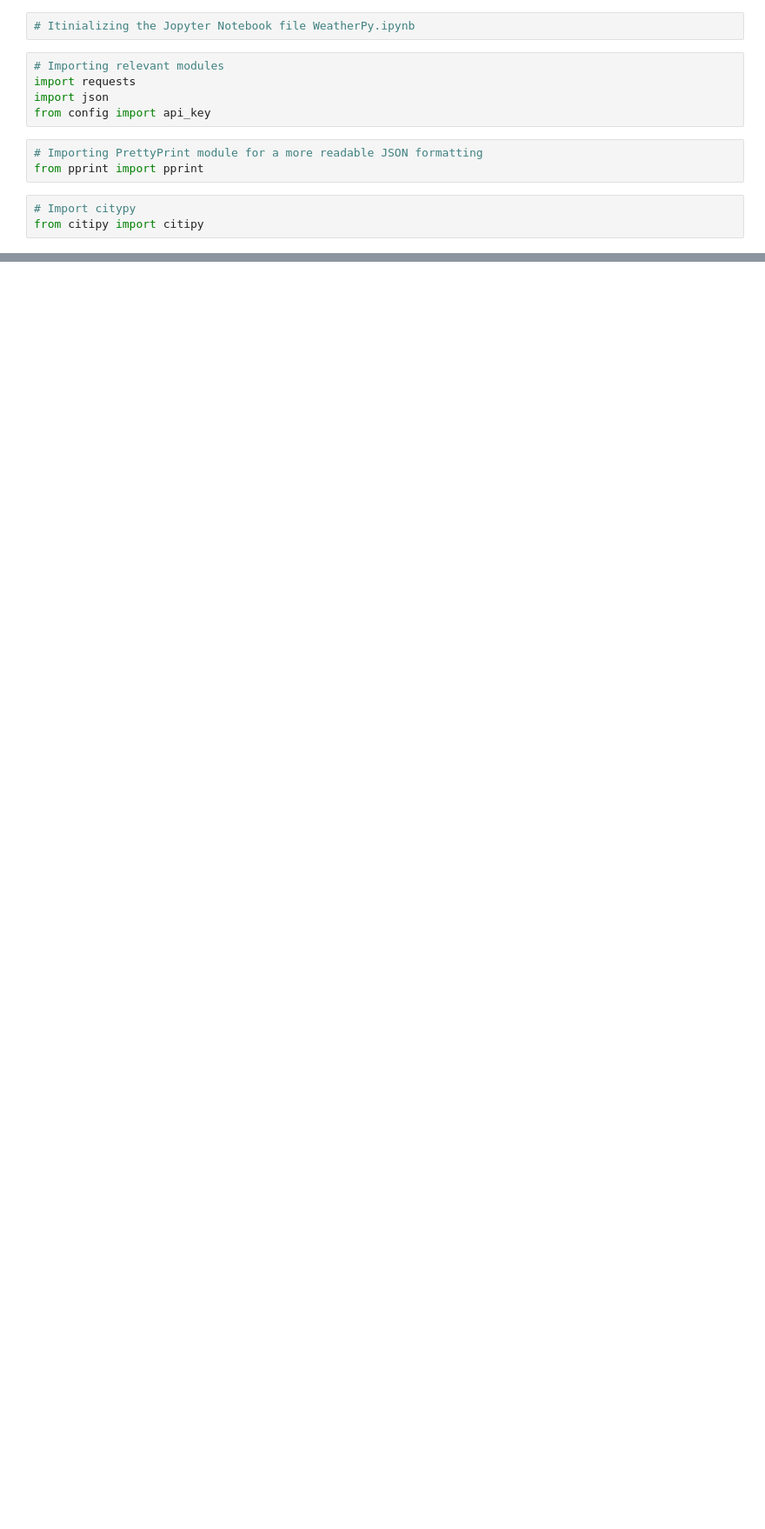
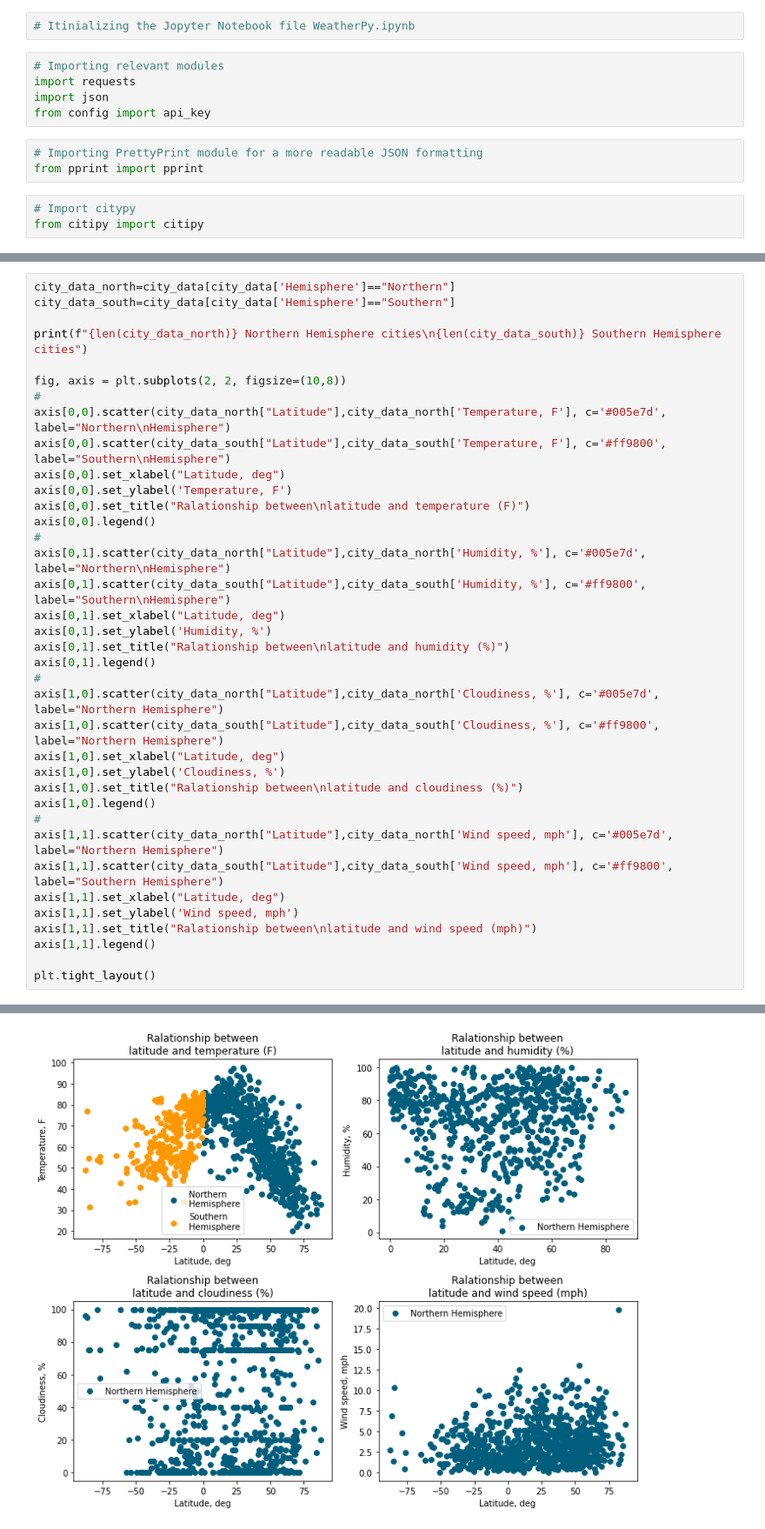
Before and after one commit to i-am-phoenix/python-api-challenge, a Jupyter notebook: WeatherPy/WeatherPy.ipynb, the cells around one changed output, grey strips where cells are left out. Shown at 87% size. Cells and saved outputs as stored; diff of their text form; blank space fills up the shorter version.

```diff
--- a/WeatherPy/WeatherPy.ipynb
+++ b/WeatherPy/WeatherPy.ipynb
@@ -242,0 +167,38 @@ wind_speed
+# %%
+city_data_north=city_data[city_data['Hemisphere']=="Northern"]
+city_data_south=city_data[city_data['Hemisphere']=="Southern"]
+
+print(f"{len(city_data_north)} Northern Hemisphere cities\n{len(city_data_south)} Southern Hemisphere cities")
+
+fig, axis = plt.subplots(2, 2, figsize=(10,8))
+#
+axis[0,0].scatter(city_data_north["Latitude"],city_data_north['Temperature, F'], c='#005e7d', label="Northern\nHemisphere")
+axis[0,0].scatter(city_data_south["Latitude"],city_data_south['Temperature, F'], c='#ff9800', label="Southern\nHemisphere")
+axis[0,0].set_xlabel("Latitude, deg")
+axis[0,0].set_ylabel('Temperature, F')
+axis[0,0].set_title("Ralationship between\nlatitude and temperature (F)")
+axis[0,0].legend()
+#
+axis[0,1].scatter(city_data_north["Latitude"],city_data_north['Humidity, %'], c='#005e7d', label="Northern\nHemisphere")
+axis[0,1].scatter(city_data_south["Latitude"],city_data_south['Humidity, %'], c='#ff9800', label="Southern\nHemisphere")
+axis[0,1].set_xlabel("Latitude, deg")
+axis[0,1].set_ylabel('Humidity, %')
+axis[0,1].set_title("Ralationship between\nlatitude and humidity (%)")
+axis[0,1].legend()
+#
+axis[1,0].scatter(city_data_north["Latitude"],city_data_north['Cloudiness, %'], c='#005e7d', label="Northern Hemisphere")
+axis[1,0].scatter(city_data_south["Latitude"],city_data_south['Cloudiness, %'], c='#ff9800', label="Northern Hemisphere")
+axis[1,0].set_xlabel("Latitude, deg")
+axis[1,0].set_ylabel('Cloudiness, %')
+axis[1,0].set_title("Ralationship between\nlatitude and cloudiness (%)")
+axis[1,0].legend()
+#
+axis[1,1].scatter(city_data_north["Latitude"],city_data_north['Wind speed, mph'], c='#005e7d', label="Northern Hemisphere")
+axis[1,1].scatter(city_data_south["Latitude"],city_data_south['Wind speed, mph'], c='#ff9800', label="Southern Hemisphere")
+axis[1,1].set_xlabel("Latitude, deg")
+axis[1,1].set_ylabel('Wind speed, mph')
+axis[1,1].set_title("Ralationship between\nlatitude and wind speed (mph)")
+axis[1,1].legend()
+
+plt.tight_layout()
+# %% [output]
@@ -242,0 +207 @@ wind_speed
+[figure, added]
```
Also changed, not shown: parts of 17 cells of this notebook.
